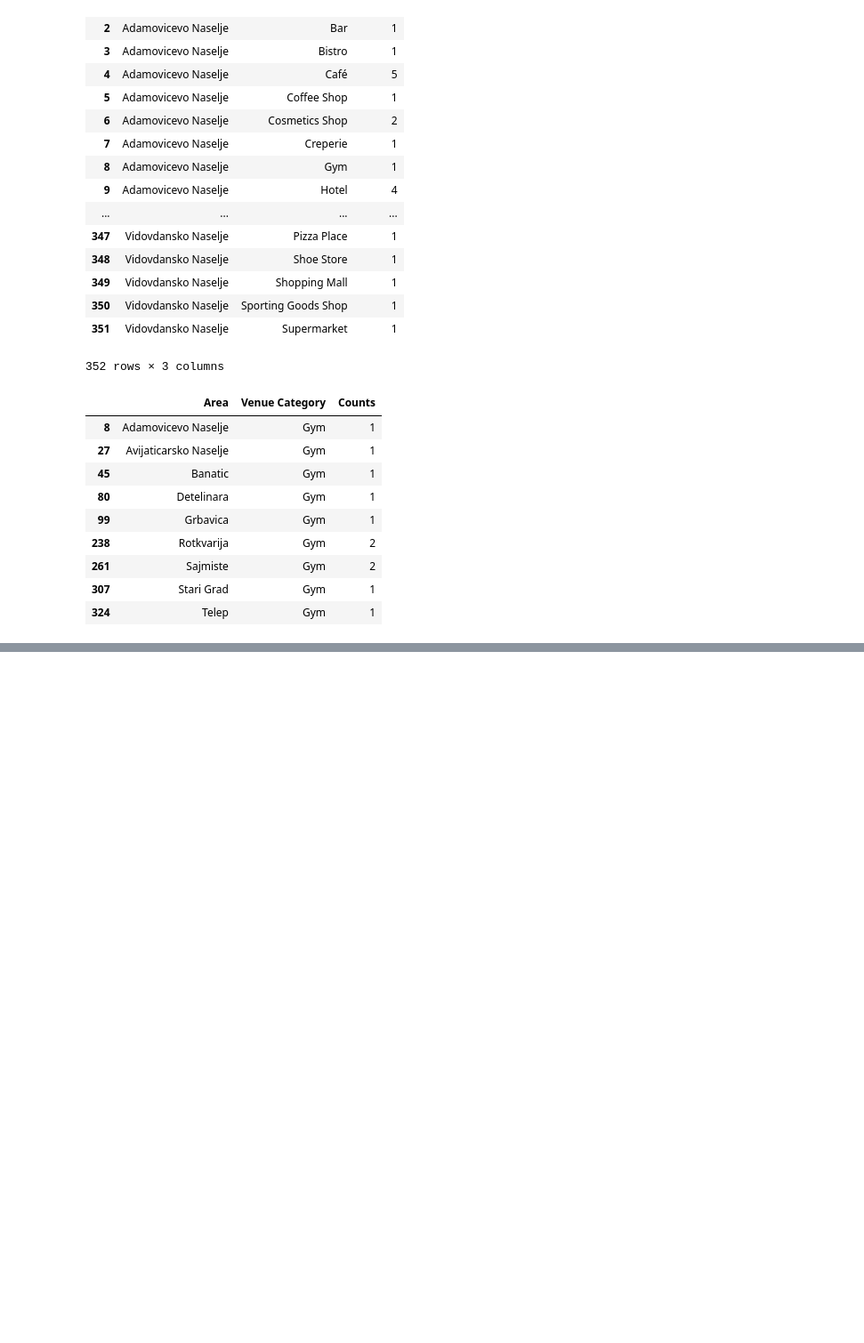
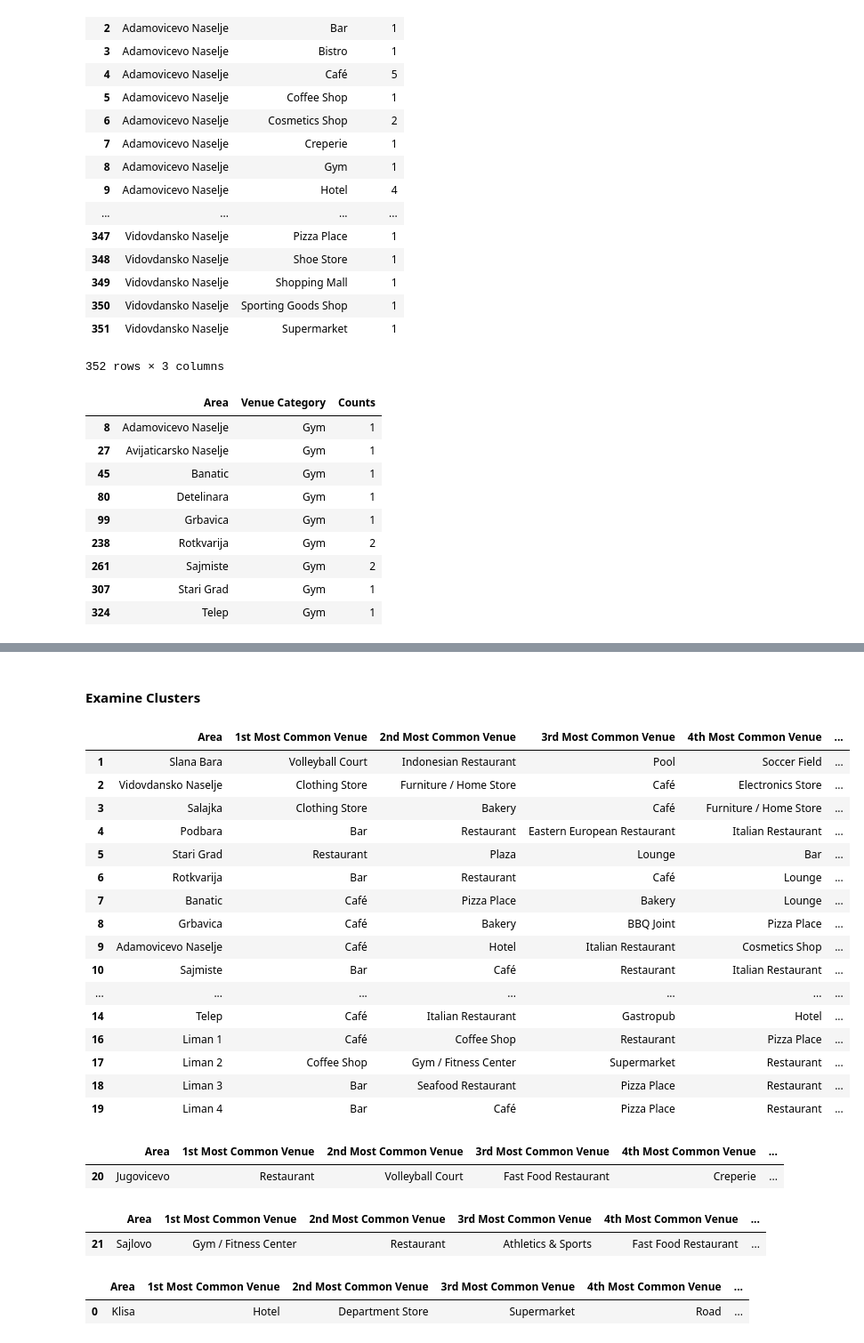
Before and after one commit to bajkanicm/The-Battle-of-Neighborhoods, a Jupyter notebook: The Battle of Neighborhoods Notebook by ZK.ipynb, the cells around one changed output, grey strips where cells are left out. Shown: that part at 89% size. Drawn from its saved outputs; the diff is of its cells as text; code cells hidden in the pictures; blank space fills up the shorter version.

```diff
--- a/The Battle of Neighborhoods Notebook by ZK.ipynb
+++ b/The Battle of Neighborhoods Notebook by ZK.ipynb
@@ -180,0 +275,21 @@ df_area_venue_category_count.loc[df_area_venue_category_count['Venue Category']
+# %%
+num_top_venues = 10
+
+indicators = ['st', 'nd', 'rd']
+
+# create columns according to number of top venues
+columns = ['Neighborhood']
+for ind in np.arange(num_top_venues):
+    try:
+        columns.append('{}{} Most Common Venue'.format(ind+1, indicators[ind]))
+    except:
+        columns.append('{}th Most Common Venue'.format(ind+1))
+
+# create a new dataframe
+neighborhoods_venues_sorted = pd.DataFrame(columns=columns)
+neighborhoods_venues_sorted['Neighborhood'] = novisad_grouped['Neighborhood']
+
+for ind in np.arange(novisad_grouped.shape[0]):
+    neighborhoods_venues_sorted.iloc[ind, 1:] = return_most_common_venues(novisad_grouped.iloc[ind, :], num_top_venues)
+
+neighborhoods_venues_sorted.head()
@@ -180,0 +305,11 @@ df_area_venue_category_count.loc[df_area_venue_category_count['Venue Category']
+# %%
+# set number of clusters
+kclusters = 5
+
+novisad_grouped_clustering = novisad_grouped.drop('Neighborhood', 1)
+
+# run k-means clustering
+kmeans = KMeans(n_clusters=kclusters, random_state=0).fit(novisad_grouped_clustering)
+
+# check cluster labels generated for each row in the dataframe
+kmeans.labels_[0:10]
@@ -180,0 +318,9 @@ df_area_venue_category_count.loc[df_area_venue_category_count['Venue Category']
+# %%
+# add clustering labels
+neighborhoods_venues_sorted.insert(0, 'Cluster Labels', kmeans.labels_)
+# %%
+novisad_merged = df_areas
+
+novisad_merged = novisad_merged.join(neighborhoods_venues_sorted.set_index('Neighborhood'), on='Area')
+
+novisad_merged.head() # check the last columns!
@@ -180,0 +365,37 @@ df_area_venue_category_count.loc[df_area_venue_category_count['Venue Category']
+# %% [markdown]
+#### Examine Clusters
+# %%
+novisad_merged.loc[novisad_merged['Cluster Labels'] == 0, novisad_merged.columns[[0] + list(range(4, novisad_merged.shape[1]))]]
+# %% [output]
+|  | Area | 1st Most Common Venue | 2nd Most Common Venue | 3rd Most Common Venue | 4th Most Common Venue | ... |
+| 1 | Slana Bara | Volleyball Court | Indonesian Restaurant | Pool | Soccer Field | ... |
+| 2 | Vidovdansko Naselje | Clothing Store | Furniture / Home Store | Café | Electronics Store | ... |
+| 3 | Salajka | Clothing Store | Bakery | Café | Furniture / Home Store | ... |
+| 4 | Podbara | Bar | Restaurant | Eastern European Restaurant | Italian Restaurant | ... |
+| 5 | Stari Grad | Restaurant | Plaza | Lounge | Bar | ... |
+| 6 | Rotkvarija | Bar | Restaurant | Café | Lounge | ... |
+| 7 | Banatic | Café | Pizza Place | Bakery | Lounge | ... |
+| 8 | Grbavica | Café | Bakery | BBQ Joint | Pizza Place | ... |
+| 9 | Adamovicevo Naselje | Café | Hotel | Italian Restaurant | Cosmetics Shop | ... |
+| 10 | Sajmiste | Bar | Café | Restaurant | Italian Restaurant | ... |
+| ... | ... | ... | ... | ... | ... | ... |
+| 14 | Telep | Café | Italian Restaurant | Gastropub | Hotel | ... |
+| 16 | Liman 1 | Café | Coffee Shop | Restaurant | Pizza Place | ... |
+| 17 | Liman 2 | Coffee Shop | Gym / Fitness Center | Supermarket | Restaurant | ... |
+| 18 | Liman 3 | Bar | Seafood Restaurant | Pizza Place | Restaurant | ... |
+| 19 | Liman 4 | Bar | Café | Pizza Place | Restaurant | ... |
+# %%
+novisad_merged.loc[novisad_merged['Cluster Labels'] == 1, novisad_merged.columns[[0] + list(range(4, novisad_merged.shape[1]))]]
+# %% [output]
+|  | Area | 1st Most Common Venue | 2nd Most Common Venue | 3rd Most Common Venue | 4th Most Common Venue | ... |
+| 20 | Jugovicevo | Restaurant | Volleyball Court | Fast Food Restaurant | Creperie | ... |
+# %%
+novisad_merged.loc[novisad_merged['Cluster Labels'] == 2, novisad_merged.columns[[0] + list(range(4, novisad_merged.shape[1]))]]
+# %% [output]
+|  | Area | 1st Most Common Venue | 2nd Most Common Venue | 3rd Most Common Venue | 4th Most Common Venue | ... |
+| 21 | Sajlovo | Gym / Fitness Center | Restaurant | Athletics & Sports | Fast Food Restaurant | ... |
+# %%
+novisad_merged.loc[novisad_merged['Cluster Labels'] == 3, novisad_merged.columns[[0] + list(range(4, novisad_merged.shape[1]))]]
+# %% [output]
+|  | Area | 1st Most Common Venue | 2nd Most Common Venue | 3rd Most Common Venue | 4th Most Common Venue | ... |
+| 0 | Klisa | Hotel | Department Store | Supermarket | Road | ... |
```
Also changed, not shown: parts of 20 cells of this notebook.
